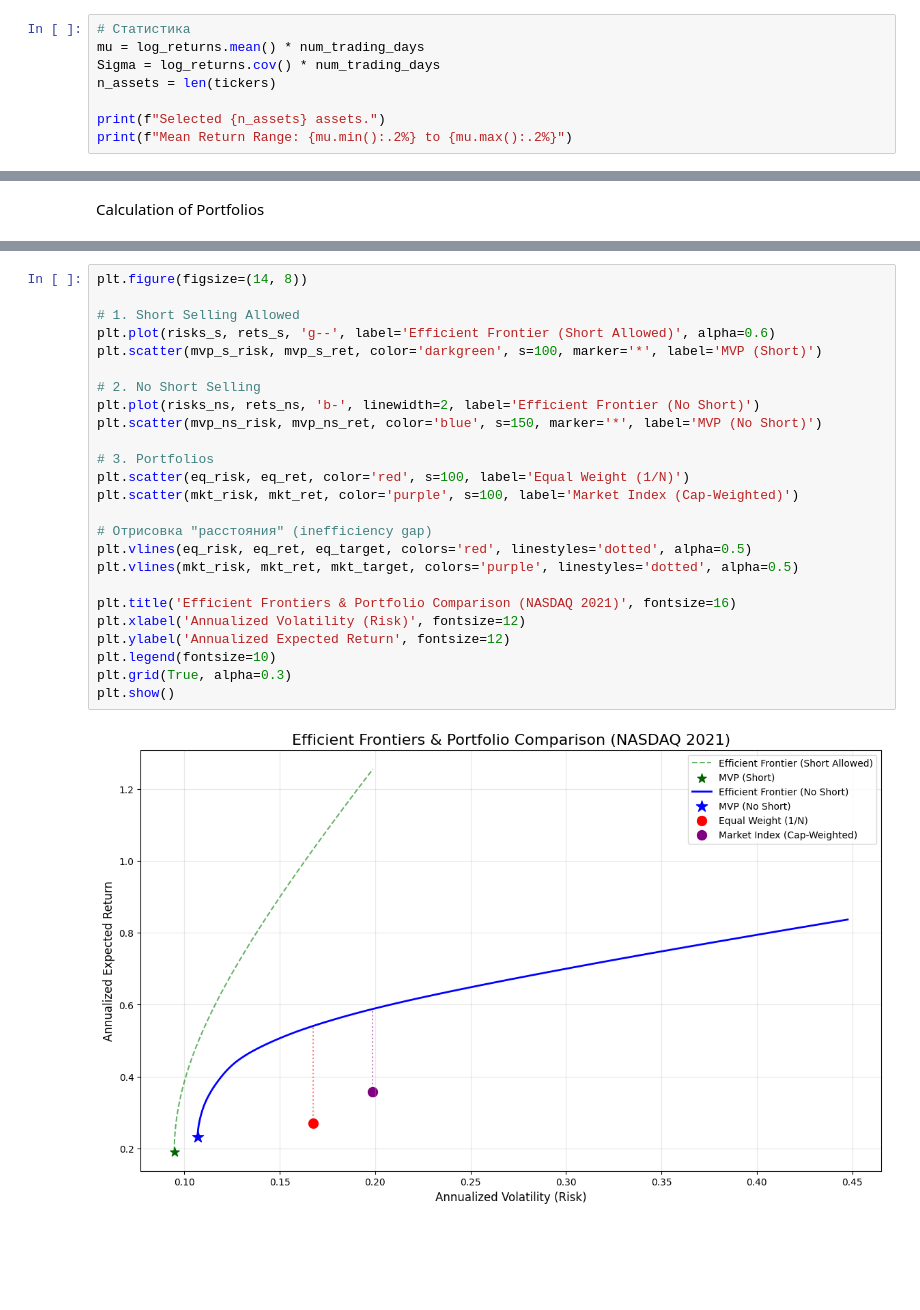
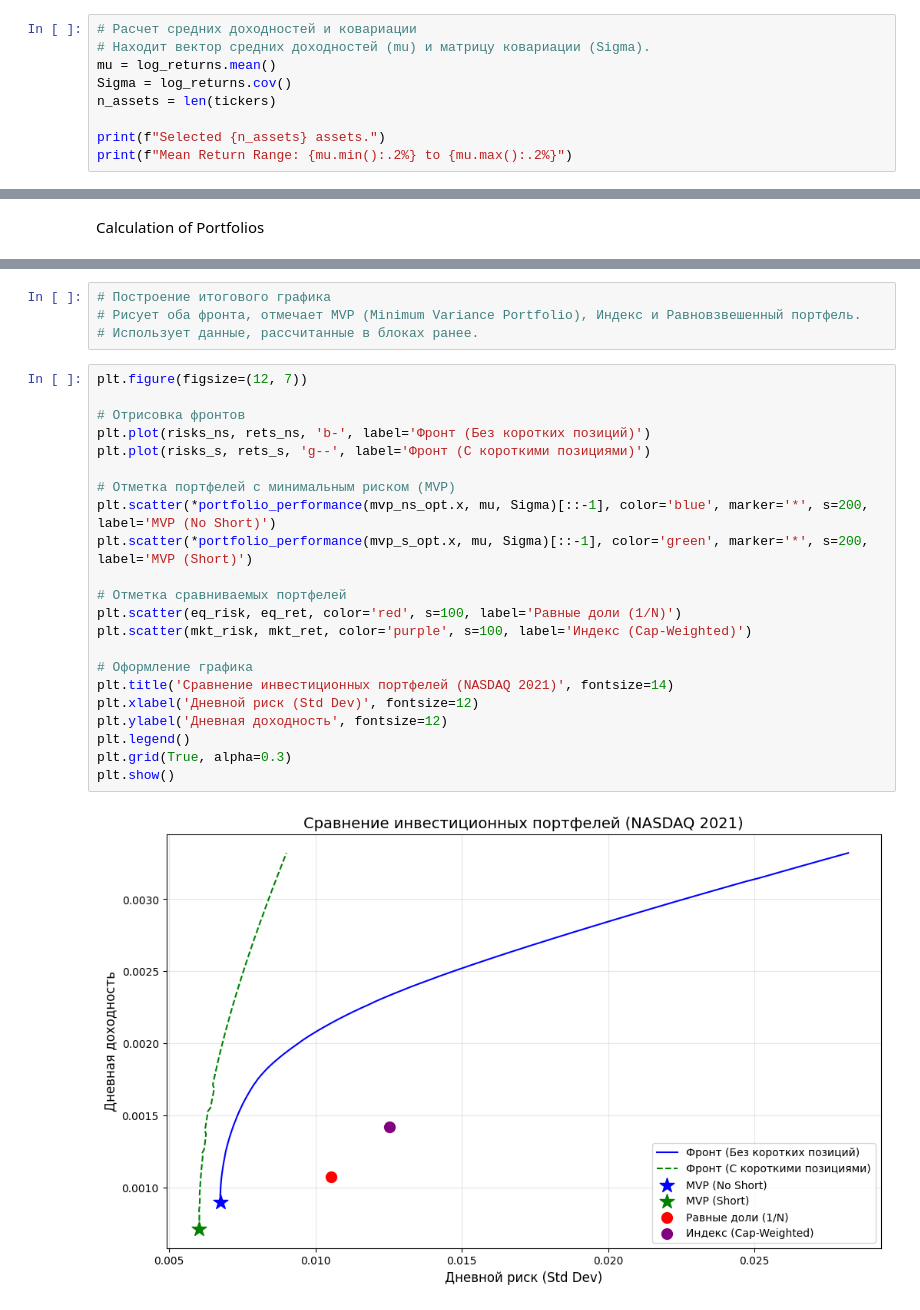
Before and after one commit to theMagusDev/NASDAQ-opt-portfolio, a Jupyter notebook: solution.ipynb, the cells around one changed output, grey strips where cells are left out. Saved outputs shown, nothing was run; the diff lists cells and outputs as text; blank space fills up the shorter version.

```diff
--- a/solution.ipynb
+++ b/solution.ipynb
@@ -83,9 +84,10 @@ tickers = [
 data = data[tickers]
 log_returns = log_returns[tickers]
 # %%
-# Статистика
-mu = log_returns.mean() * num_trading_days
-Sigma = log_returns.cov() * num_trading_days
+# Расчет средних доходностей и ковариации
+# Находит вектор средних доходностей (mu) и матрицу ковариации (Sigma).
+mu = log_returns.mean()
+Sigma = log_returns.cov()
 n_assets = len(tickers)
 
 print(f"Selected {n_assets} assets.")
@@ -230,28 +189,29 @@ Visualization
+# %%
+# Построение итогового графика
+# Рисует оба фронта, отмечает MVP (Minimum Variance Portfolio), Индекс и Равновзвешенный портфель.
+# Использует данные, рассчитанные в блоках ранее.
 # %%
-plt.figure(figsize=(14, 8))
+plt.figure(figsize=(12, 7))
 
-# 1. Short Selling Allowed
-plt.plot(risks_s, rets_s, 'g--', label='Efficient Frontier (Short Allowed)', alpha=0.6)
-plt.scatter(mvp_s_risk, mvp_s_ret, color='darkgreen', s=100, marker='*', label='MVP (Short)')
+# Отрисовка фронтов
+plt.plot(risks_ns, rets_ns, 'b-', label='Фронт (Без коротких позиций)')
+plt.plot(risks_s, rets_s, 'g--', label='Фронт (С короткими позициями)')
 
-# 2. No Short Selling
-plt.plot(risks_ns, rets_ns, 'b-', linewidth=2, label='Efficient Frontier (No Short)')
-plt.scatter(mvp_ns_risk, mvp_ns_ret, color='blue', s=150, marker='*', label='MVP (No Short)')
+# Отметка портфелей с минимальным риском (MVP)
+plt.scatter(*portfolio_performance(mvp_ns_opt.x, mu, Sigma)[::-1], color='blue', marker='*', s=200, label='MVP (No Short)')
+plt.scatter(*portfolio_performance(mvp_s_opt.x, mu, Sigma)[::-1], color='green', marker='*', s=200, label='MVP (Short)')
 
-# 3. Portfolios
-plt.scatter(eq_risk, eq_ret, color='red', s=100, label='Equal Weight (1/N)')
-plt.scatter(mkt_risk, mkt_ret, color='purple', s=100, label='Market Index (Cap-Weighted)')
+# Отметка сравниваемых портфелей
+plt.scatter(eq_risk, eq_ret, color='red', s=100, label='Равные доли (1/N)')
+plt.scatter(mkt_risk, mkt_ret, color='purple', s=100, label='Индекс (Cap-Weighted)')
 
-# Отрисовка "расстояния" (inefficiency gap)
-plt.vlines(eq_risk, eq_ret, eq_target, colors='red', linestyles='dotted', alpha=0.5)
-plt.vlines(mkt_risk, mkt_ret, mkt_target, colors='purple', linestyles='dotted', alpha=0.5)
-
-plt.title('Efficient Frontiers & Portfolio Comparison (NASDAQ 2021)', fontsize=16)
-plt.xlabel('Annualized Volatility (Risk)', fontsize=12)
-plt.ylabel('Annualized Expected Return', fontsize=12)
-plt.legend(fontsize=10)
+# Оформление графика
+plt.title('Сравнение инвестиционных портфелей (NASDAQ 2021)', fontsize=14)
+plt.xlabel('Дневной риск (Std Dev)', fontsize=12)
+plt.ylabel('Дневная доходность', fontsize=12)
+plt.legend()
 plt.grid(True, alpha=0.3)
 plt.show()
 # %% [output]
-[figure, old version]
+[figure, new version]
 # %% [markdown]
```
Also changed, not shown: parts of 23 cells of this notebook.
